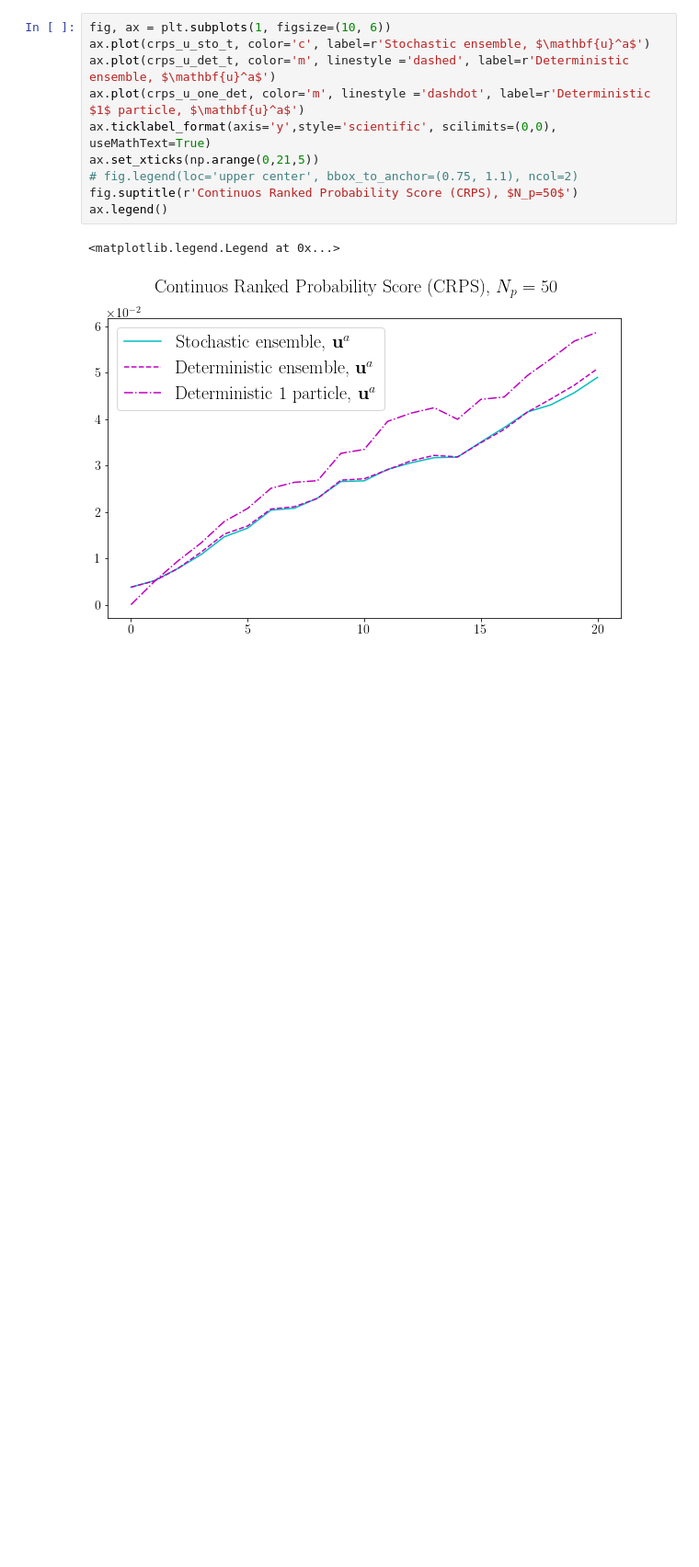
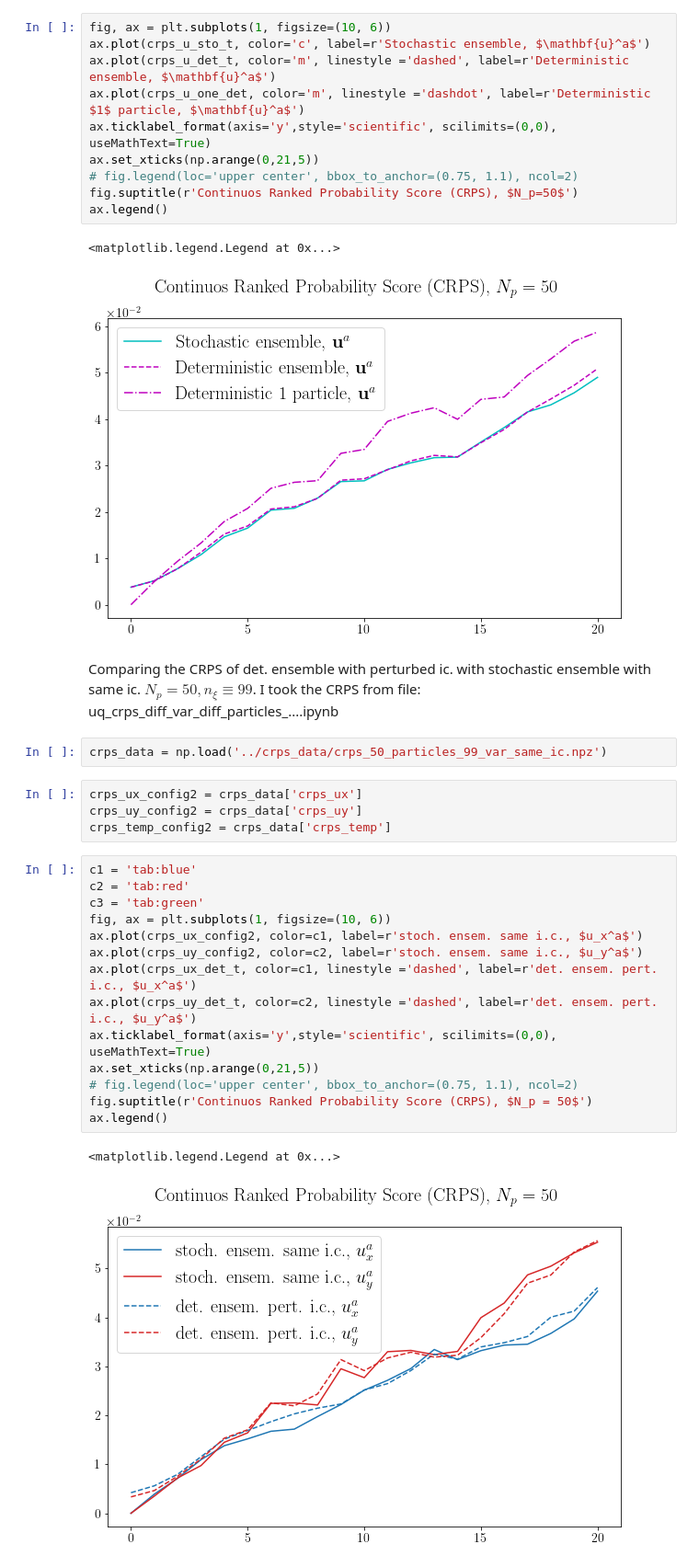
Before and after one commit to sharma-kk/coupled_OA_model, a Jupyter notebook: stochastic/224x32/data_analysis/crps_m_obs_stoch_ensem_v_det_ensem_rand_ic_t25_onwards.ipynb, the cells around one changed output. Shown: that part at 92% size. Saved outputs shown, nothing was run; the diff lists cells and outputs as text; blank space fills up the shorter version.

Commit message:
crps stoch. ensem. same ic vs. det ensem. pert ic

```diff
--- a/stochastic/224x32/data_analysis/crps_m_obs_stoch_ensem_v_det_ensem_rand_ic_t25_onwards.ipynb
+++ b/stochastic/224x32/data_analysis/crps_m_obs_stoch_ensem_v_det_ensem_rand_ic_t25_onwards.ipynb
@@ -273,3 +275,28 @@ ax.legend()
 # %% [output]
 <matplotlib.legend.Legend at 0x...>
 [figure]
+# %% [markdown]
+Comparing the CRPS of det. ensemble with perturbed ic. with stochastic ensemble with same ic. $N_p =50, n_{\xi} \equiv 99$. I took the CRPS from file: uq_crps_diff_var_diff_particles_....ipynb
+# %%
+crps_data = np.load('../crps_data/crps_50_particles_99_var_same_ic.npz')
+# %%
+crps_ux_config2 = crps_data['crps_ux']
+crps_uy_config2 = crps_data['crps_uy']
+crps_temp_config2 = crps_data['crps_temp']
+# %%
+c1 = 'tab:blue'
+c2 = 'tab:red'
+c3 = 'tab:green'
+fig, ax = plt.subplots(1, figsize=(10, 6))
+ax.plot(crps_ux_config2, color=c1, label=r'stoch. ensem. same i.c., $u_x^a$')
+ax.plot(crps_uy_config2, color=c2, label=r'stoch. ensem. same i.c., $u_y^a$')
+ax.plot(crps_ux_det_t, color=c1, linestyle ='dashed', label=r'det. ensem. pert. i.c., $u_x^a$')
+ax.plot(crps_uy_det_t, color=c2, linestyle ='dashed', label=r'det. ensem. pert. i.c., $u_y^a$')
+ax.ticklabel_format(axis='y',style='scientific', scilimits=(0,0), useMathText=True)
+ax.set_xticks(np.arange(0,21,5))
+# fig.legend(loc='upper center', bbox_to_anchor=(0.75, 1.1), ncol=2)
+fig.suptitle(r'Continuos Ranked Probability Score (CRPS), $N_p = 50$')
+ax.legend()
+# %% [output]
+<matplotlib.legend.Legend at 0x...>
+[figure, added]
```
Also changed, not shown: parts of 4 cells of this notebook, 1 other file.
